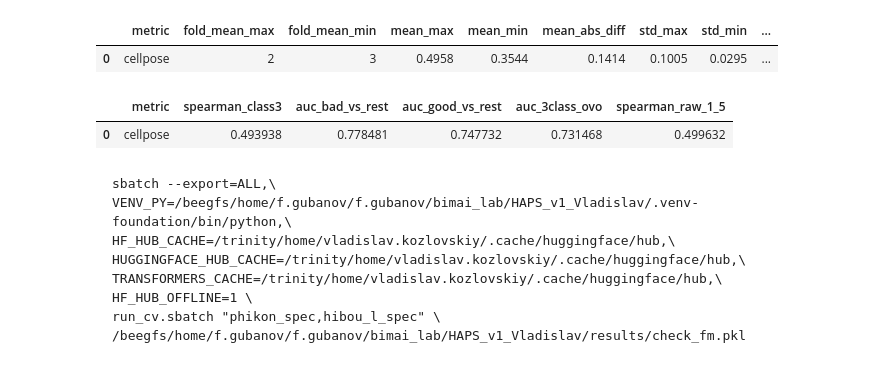
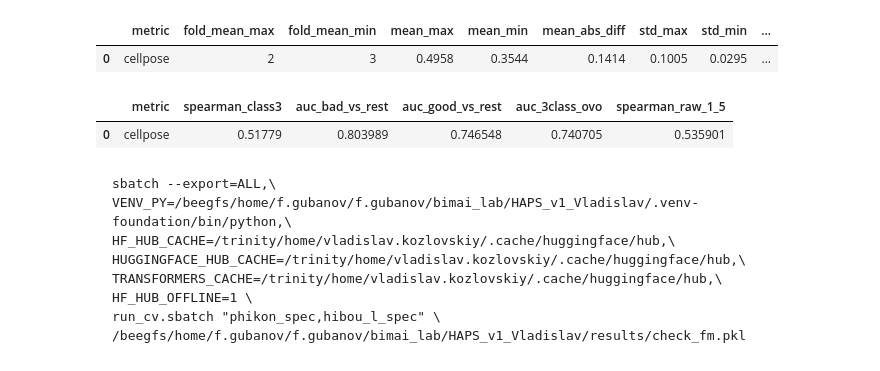
Before and after one commit to Fedor1533/HAPS_v1, a Jupyter notebook: Test_haps.ipynb, the cells around one changed output. Drawn from its saved outputs; the diff is of its cells as text; code cells hidden in the pictures.

````diff
--- a/Test_haps.ipynb
+++ b/Test_haps.ipynb
@@ -129,7 +129,7 @@ Cached 512 pairs, 30 WSI
 # %% [markdown]
 ### Concatenate multiple FM (`hoptipus0`, `gigapath`, `uni2h`) results
 # %%
-fm_backbones = ["hoptimus0_spec", "uni2h_spec", "gigapath_spec"]
+fm_backbones = ["hoptimus0_spec", "uni2h_spec", "gigapath_spec", "cpsam_spec"]
 oof_all, fold_all = [], []
 for fm_b in fm_backbones:
     oof, fold, _, _ = n_cv_opt.load_artifact(f"results/check_fm_{fm_b}.pkl")
@@ -189,14 +193,14 @@ diag
 | 0 | cellpose | 2 | 3 | 0.4958 | 0.3544 | 0.1414 | 0.1005 | 0.0295 | ... |
 # %%
 # rank-нормализация (решает проблему разброса между фолдами)
-# oof_preds = n_cv_opt.normalize_oof_per_fold(oof_preds)
+oof_preds = n_cv_opt.normalize_oof_per_fold(oof_preds)
 # --- результаты ---
 res = n_cv_opt.evaluate_oof(oof_preds, meta_df)
 # bs = n_cv_opt.bootstrap_oof(oof_preds, meta_df)
 res
 # %% [output]
 |  | metric | spearman_class3 | auc_bad_vs_rest | auc_good_vs_rest | auc_3class_ovo | spearman_raw_1_5 |
-| 0 | cellpose | 0.493938 | 0.778481 | 0.747732 | 0.731468 | 0.499632 |
+| 0 | cellpose | 0.51779 | 0.803989 | 0.746548 | 0.740705 | 0.535901 |
 # %% [markdown]
 ```
 sbatch --export=ALL,\
````
Also changed, not shown: parts of 4 cells of this notebook, 10 other files.
